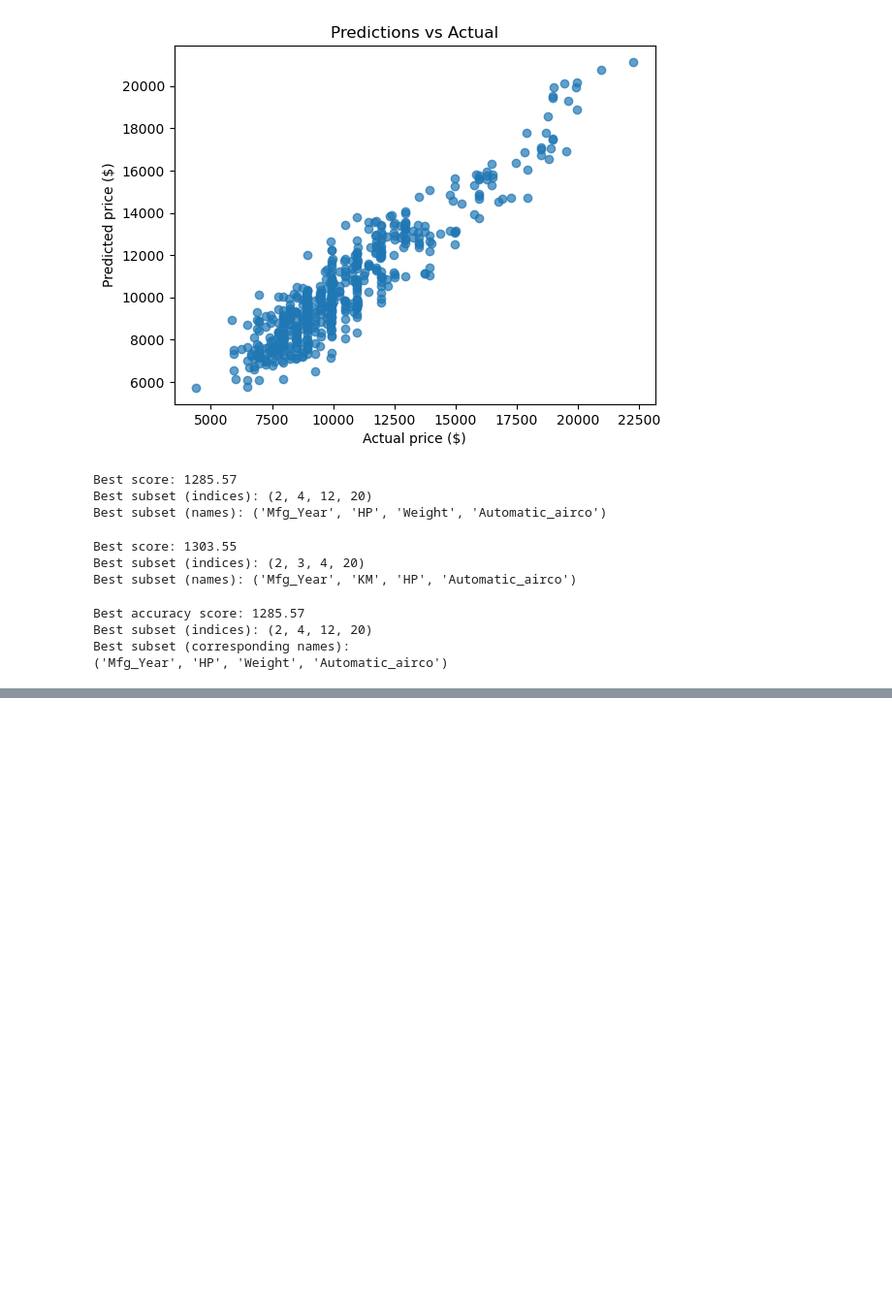
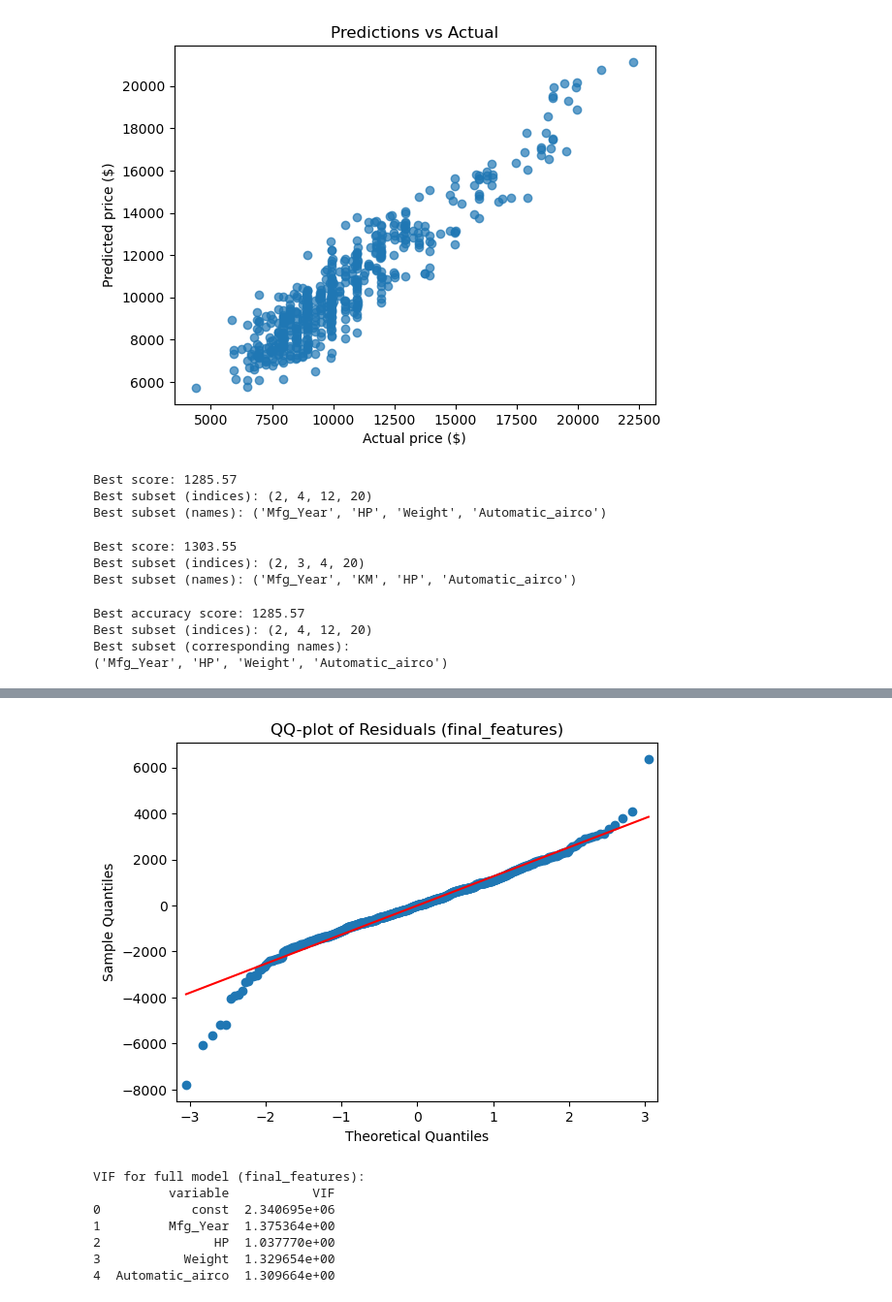
Before and after one commit to liulawrence2002/Project-1-MSBA, a Jupyter notebook: project_1_final.ipynb, the cells around one changed output, grey strips where cells are left out. Shown at 97% size. Cells and saved outputs as stored; diff of their text form; code cells hidden in the pictures; blank space fills up the shorter version.

```diff
--- a/project_1_final.ipynb
+++ b/project_1_final.ipynb
@@ -873,0 +957,18 @@ Best subset (corresponding names):
+# %%
+# QQ plot to assess normality
+sm.qqplot(final_model_train_sm_robust.resid, line="s")
+plt.title("QQ-plot of Residuals (final_features)")
+plt.show()
+
+# VIF for full model
+print("\nVIF for full model (final_features):")
+print(vif_table(final_model_train_sm_robust))
+# %% [output]
+[figure, added]
+VIF for full model (final_features):
+          variable           VIF
+0            const  2.340695e+06
+1         Mfg_Year  1.375364e+00
+2               HP  1.037770e+00
+3           Weight  1.329654e+00
+4  Automatic_airco  1.309664e+00
```
Also changed, not shown: parts of 13 cells of this notebook.
